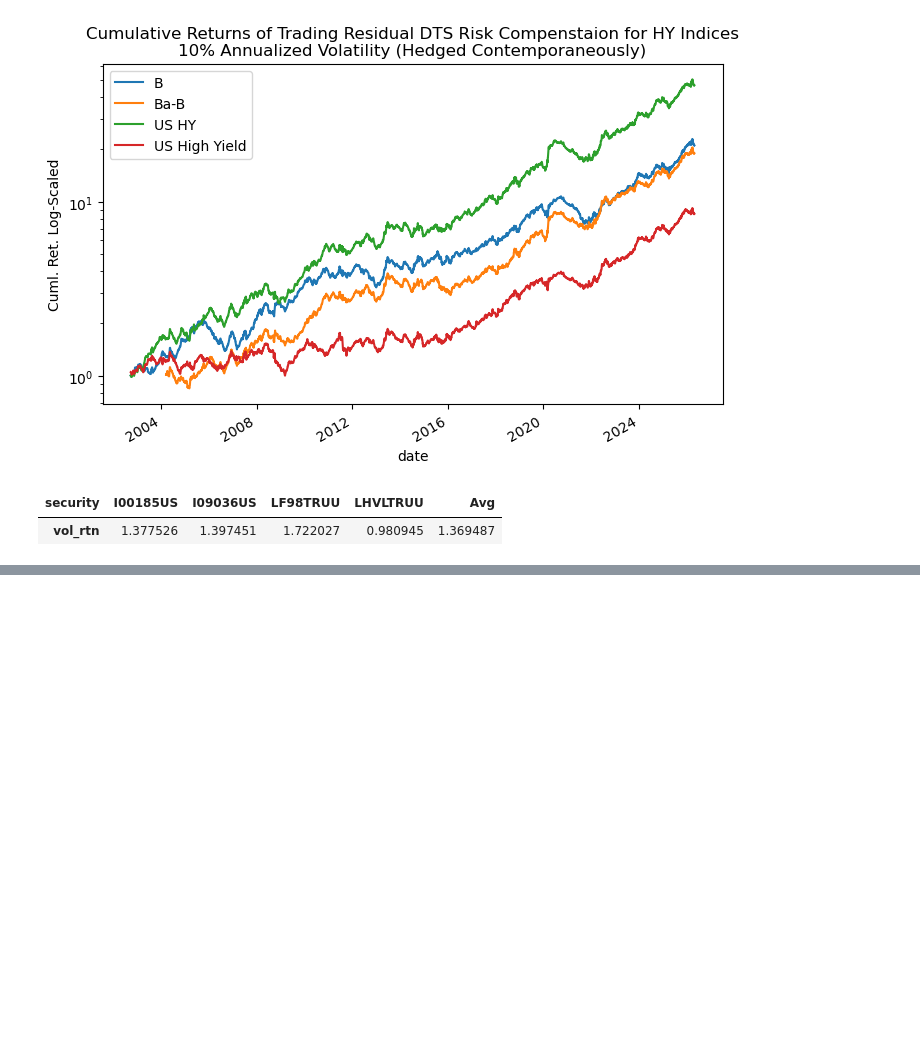
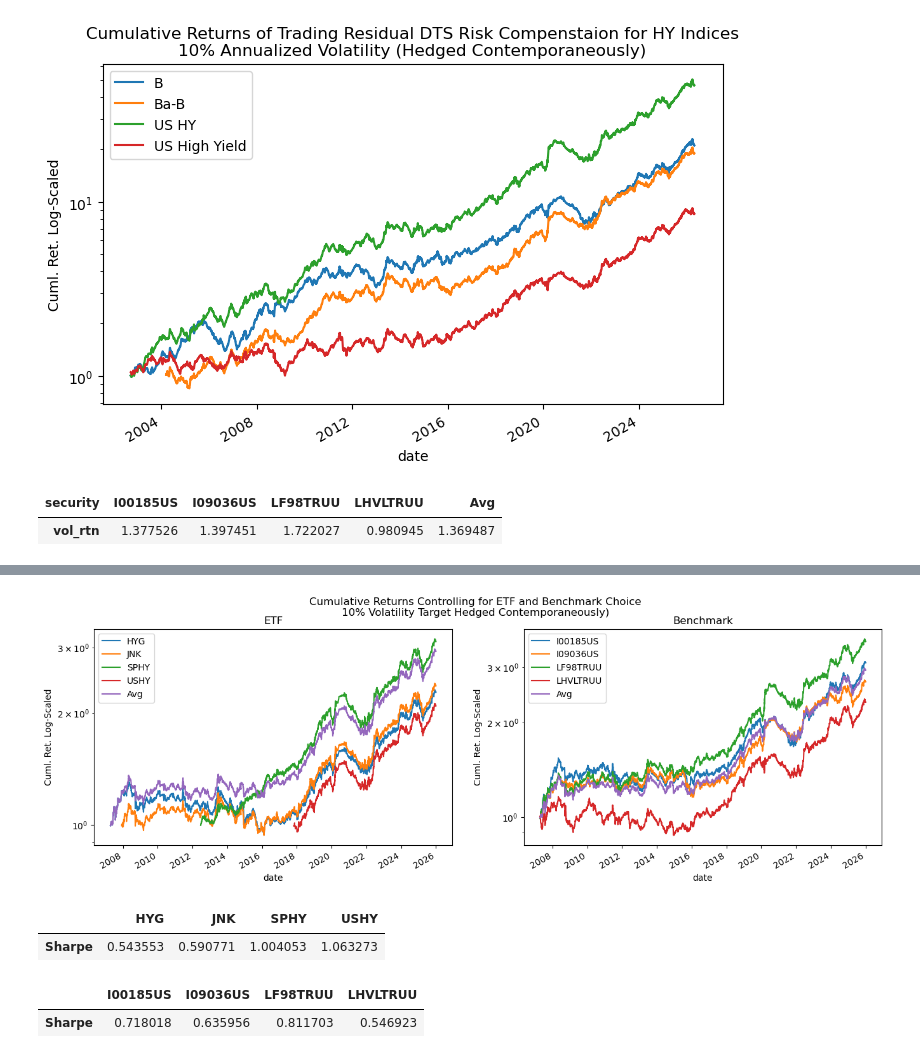
Before and after one commit to diegodalvarez/CreditSpread, a Jupyter notebook: notebooks/2Strategies.ipynb, the cells around one changed output, grey strips where cells are left out. Saved outputs shown, nothing was run; the diff lists cells and outputs as text; code cells hidden in the pictures; blank space fills up the shorter version.

```diff
--- a/notebooks/2Strategies.ipynb
+++ b/notebooks/2Strategies.ipynb
@@ -104,0 +162,63 @@ plt.show()
+# %%
+df_vol_longer = (df_vol_rtn
+    .reset_index()
+    .melt(id_vars = "date")
+    .assign(
+        ticker = lambda x: x.name.str.split(" ").str[0],
+        bench  = lambda x: x.name.str.split(" ").str[1]))
+# %%
+df_control_etf = (df_vol_longer
+    [["date", "ticker", "value"]]
+    .groupby(["date", "ticker"])
+    .agg("mean")
+    .reset_index()
+    .rename(columns = {"ticker": ""}))
+
+df_control_bench = (df_vol_longer
+    [["date", "bench", "value"]]
+    .groupby(["date", "bench"])
+    .agg("mean")
+    .reset_index()
+    .rename(columns = {"bench": ""}))
+# %%
+plot_dict = {
+    "ETF"      : df_control_etf,
+    "Benchmark": df_control_bench}
+
+fig, axes = plt.subplots(ncols = len(plot_dict.keys()), figsize = (16,5))
+for key, ax in zip(plot_dict.keys(), axes.flatten()):
+
+    (plot_dict[key]
+        .pivot(index = "date", columns = "", values = "value")
+        .assign(Avg = lambda x: x.mean(axis = 1))
+        .apply(lambda x: np.cumprod(1 + x))
+        .plot(
+            logy   = True,
+            ax     = ax,
+            title  = key,
+            ylabel = "Cuml. Ret. Log-Scaled"))
+
+fig.suptitle("Cumulative Returns Controlling for ETF and Benchmark Choice\n10% Volatility Target Hedged Contemporaneously)")
+plt.show()
+# %% [output]
+[figure, added]
+# %%
+(df_control_etf
+    [["", "value"]]
+    .rename(columns = {"value": "Sharpe"})
+    .groupby("")
+    .agg(lambda x: x.mean() / x.std() * np.sqrt(252))
+    .T)
+# %% [output]
+|  | HYG | JNK | SPHY | USHY |
+| Sharpe | 0.543553 | 0.590771 | 1.004053 | 1.063273 |
+# %%
+(df_control_bench
+    [["", "value"]]
+    .rename(columns = {"value": "Sharpe"})
+    .groupby("")
+    .agg(lambda x: x.mean() / x.std() * np.sqrt(252))
+    .T)
+# %% [output]
+|  | I00185US | I09036US | LF98TRUU | LHVLTRUU |
+| Sharpe | 0.718018 | 0.635956 | 0.811703 | 0.546923 |
```
Also changed, not shown: parts of 8 cells of this notebook, 3 other files.
